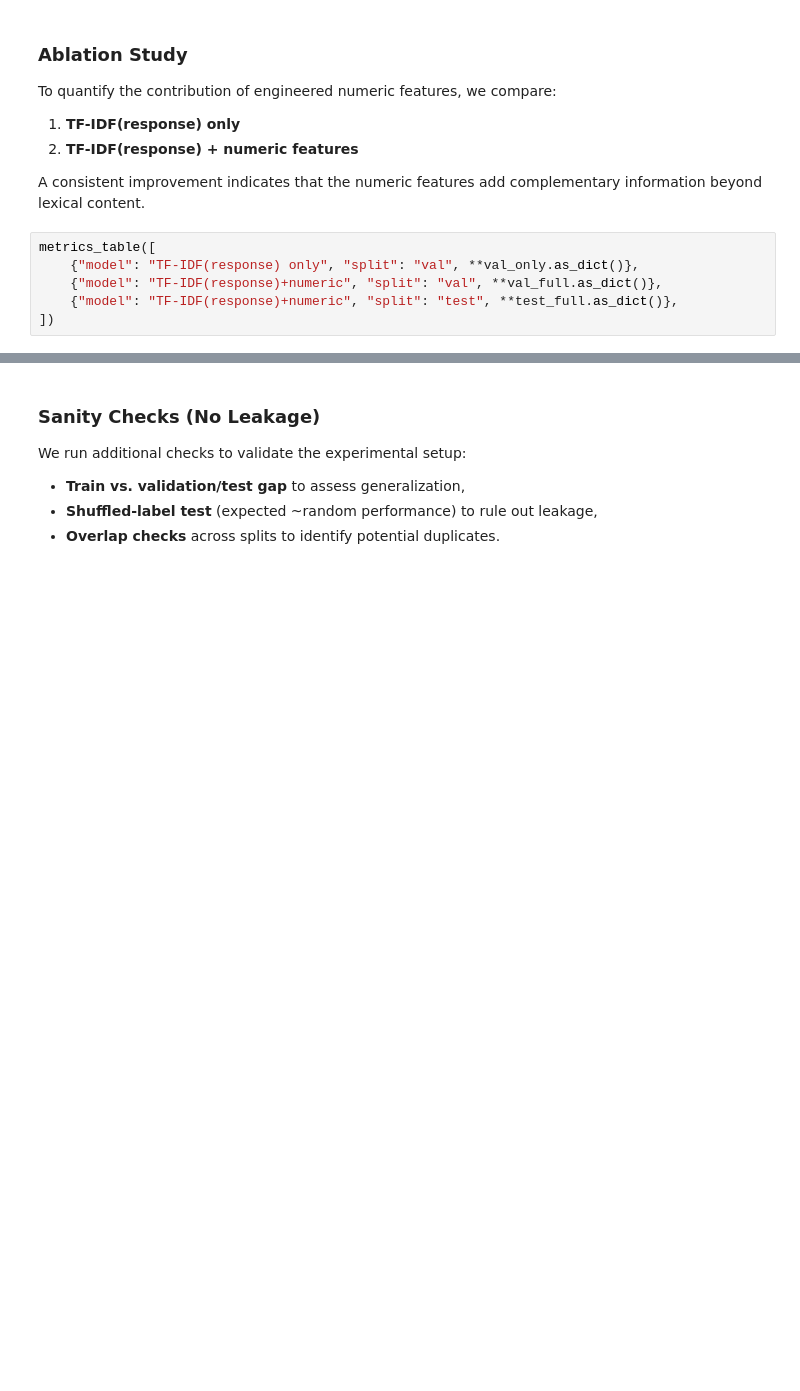
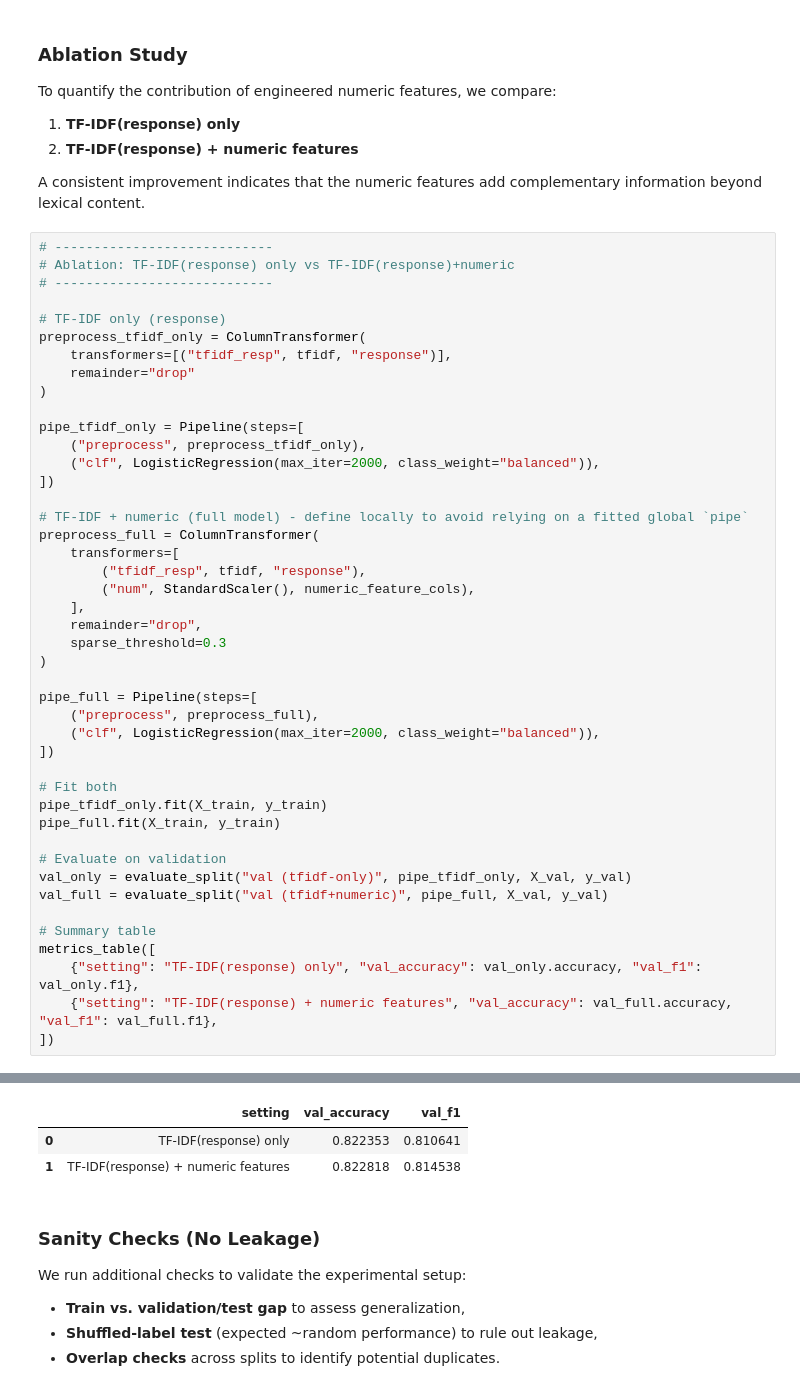
Before and after one commit to avivzie/hallu-detect, a Jupyter notebook: notebooks/03_feature_based_models.ipynb, the cells around one changed output, grey strips where cells are left out. Drawn from its saved outputs; the diff is of its cells as text; blank space fills up the shorter version.

```diff
--- a/notebooks/03_feature_based_models.ipynb
+++ b/notebooks/03_feature_based_models.ipynb
@@ -112,9 +225,48 @@ To quantify the contribution of engineered numeric features, we compare:
 2) **TF-IDF(response) + numeric features**
 
 A consistent improvement indicates that the numeric features add complementary information beyond lexical content.
-# %%
-metrics_table([
-    {"model": "TF-IDF(response) only", "split": "val", **val_only.as_dict()},
-    {"model": "TF-IDF(response)+numeric", "split": "val", **val_full.as_dict()},
-    {"model": "TF-IDF(response)+numeric", "split": "test", **test_full.as_dict()},
-])
+# %%
+# ----------------------------
+# Ablation: TF-IDF(response) only vs TF-IDF(response)+numeric
+# ----------------------------
+
+# TF-IDF only (response)
+preprocess_tfidf_only = ColumnTransformer(
+    transformers=[("tfidf_resp", tfidf, "response")],
+    remainder="drop"
+)
+
+pipe_tfidf_only = Pipeline(steps=[
+    ("preprocess", preprocess_tfidf_only),
+    ("clf", LogisticRegression(max_iter=2000, class_weight="balanced")),
+])
+
+# TF-IDF + numeric (full model) - define locally to avoid relying on a fitted global `pipe`
+preprocess_full = ColumnTransformer(
+    transformers=[
+        ("tfidf_resp", tfidf, "response"),
+        ("num", StandardScaler(), numeric_feature_cols),
+    ],
+    remainder="drop",
+    sparse_threshold=0.3
+)
+
+pipe_full = Pipeline(steps=[
+    ("preprocess", preprocess_full),
+    ("clf", LogisticRegression(max_iter=2000, class_weight="balanced")),
+])
+
+# Fit both
+pipe_tfidf_only.fit(X_train, y_train)
+pipe_full.fit(X_train, y_train)
+
+# Evaluate on validation
+val_only = evaluate_split("val (tfidf-only)", pipe_tfidf_only, X_val, y_val)
+val_full = evaluate_split("val (tfidf+numeric)", pipe_full, X_val, y_val)
+
+# Summary table
+metrics_table([
+    {"setting": "TF-IDF(response) only", "val_accuracy": val_only.accuracy, "val_f1": val_only.f1},
+    {"setting": "TF-IDF(response) + numeric features", "val_accuracy": val_full.accuracy, "val_f1": val_full.f1},
+])
+# %% [output]
@@ -121,3 +290,6 @@ metrics_table([
+|  | setting | val_accuracy | val_f1 |
+| 0 | TF-IDF(response) only | 0.822353 | 0.810641 |
+| 1 | TF-IDF(response) + numeric features | 0.822818 | 0.814538 |
 # %% [markdown]
 ### Sanity Checks (No Leakage)
 
```
Also changed, not shown: parts of 15 cells of this notebook, 3 other files.
